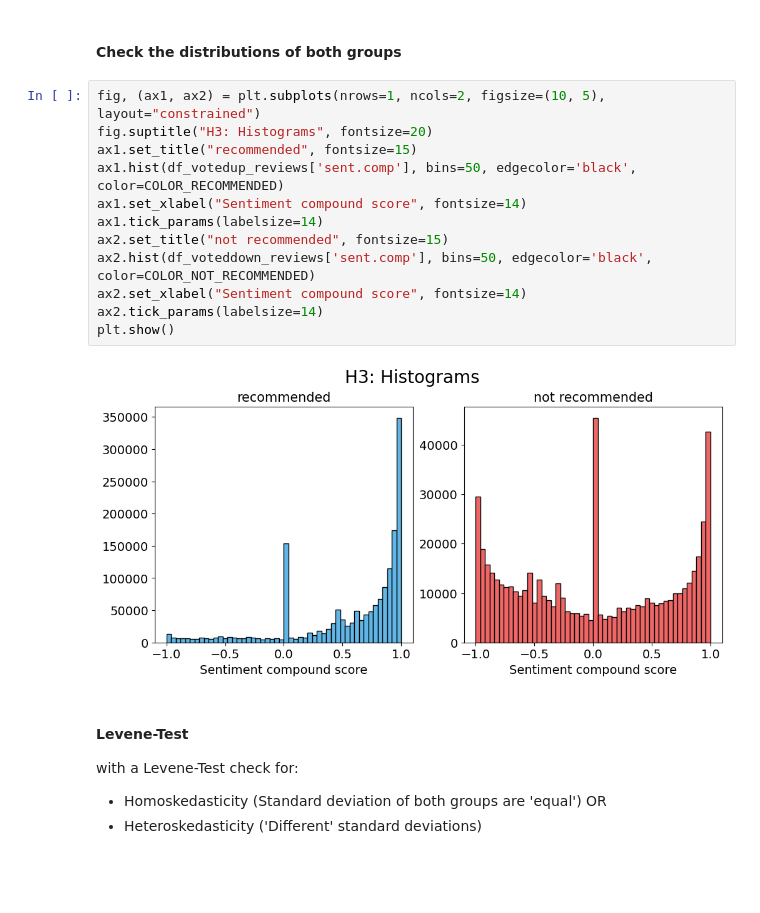
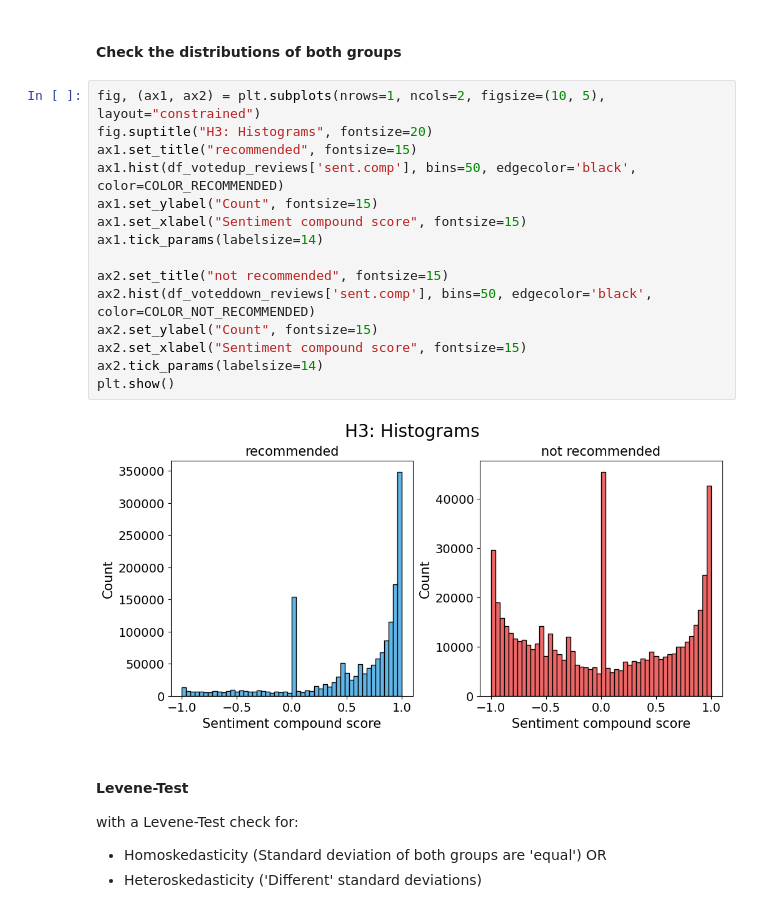
Before and after one commit to csum1/SteamGamesSentiment, a Jupyter notebook: SteamGameReviews.ipynb, the cells around one changed output. Drawn from its saved outputs; the diff is of its cells as text; blank space fills up the shorter version.

```diff
--- a/SteamGameReviews.ipynb
+++ b/SteamGameReviews.ipynb
@@ -830,17 +836,20 @@ plt.show()
 # %%
 fig, (ax1, ax2) = plt.subplots(nrows=1, ncols=2, figsize=(10, 5), layout="constrained")
 fig.suptitle("H3: Histograms", fontsize=20)
 ax1.set_title("recommended", fontsize=15)
 ax1.hist(df_votedup_reviews['sent.comp'], bins=50, edgecolor='black', color=COLOR_RECOMMENDED)
-ax1.set_xlabel("Sentiment compound score", fontsize=14)
+ax1.set_ylabel("Count", fontsize=15)
+ax1.set_xlabel("Sentiment compound score", fontsize=15)
 ax1.tick_params(labelsize=14)
+
 ax2.set_title("not recommended", fontsize=15)
 ax2.hist(df_voteddown_reviews['sent.comp'], bins=50, edgecolor='black', color=COLOR_NOT_RECOMMENDED)
-ax2.set_xlabel("Sentiment compound score", fontsize=14)
+ax2.set_ylabel("Count", fontsize=15)
+ax2.set_xlabel("Sentiment compound score", fontsize=15)
 ax2.tick_params(labelsize=14)
 plt.show()
 # %% [output]
-[figure, old version]
+[figure, new version]
 # %% [markdown]
 #### Levene-Test
 with a Levene-Test check for:
```
Also changed, not shown: parts of 9 cells of this notebook.
